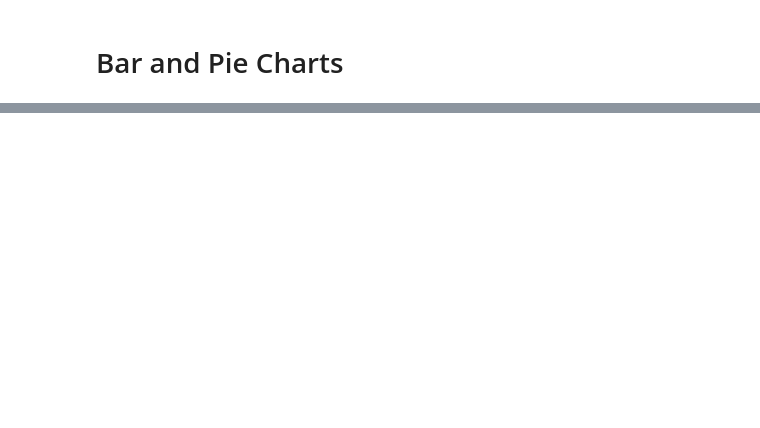
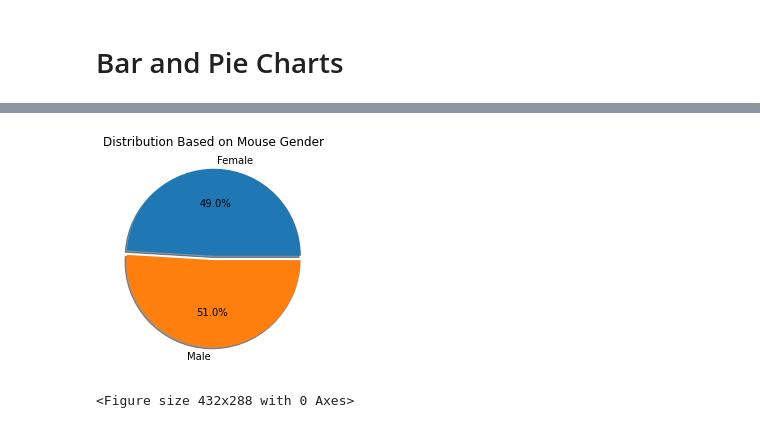
Before and after one commit to bfraser4/Python-Pharmaceutical-Data-Analysis, a Jupyter notebook: Pymaceuticals/PymaceuticalsAnalysis.ipynb, the cells around one changed output, grey strips where cells are left out. Saved outputs shown, nothing was run; the diff lists cells and outputs as text; code cells hidden in the pictures; blank space fills up the shorter version.

```diff
--- a/Pymaceuticals/PymaceuticalsAnalysis.ipynb
+++ b/Pymaceuticals/PymaceuticalsAnalysis.ipynb
@@ -206 +243,17 @@ ValueError: The number of FixedLocator locations (1), usually from a call to set
+# %%
+# Generate a pie plot showing the distribution of female versus male mice using Pandas
+pie_plot = clean_df.groupby("Sex")
+pie_plot
+
+sex = pie_plot['Sex'].count()
+
+pie_chart = sex.plot(kind="pie", explode=(0.05,0), shadow=True, autopct='%1.1f%%', title="Distribution Based on Mouse Gender")
+pie_chart.set_xlabel("")
+pie_chart.set_ylabel("")
+
+plt.show()
+plt.tight_layout()
+# %% [output]
+[figure, added]
+<Figure size 432x288 with 0 Axes>
 # %%
```
Also changed, not shown: parts of 19 cells of this notebook.
